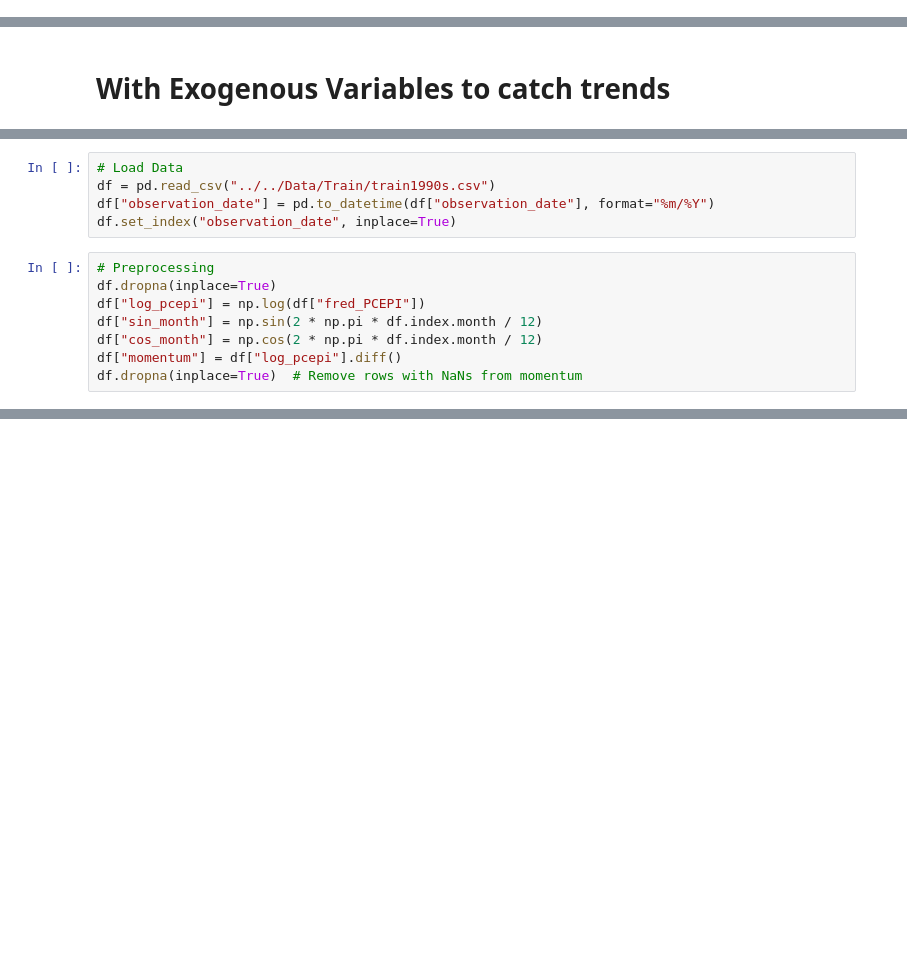
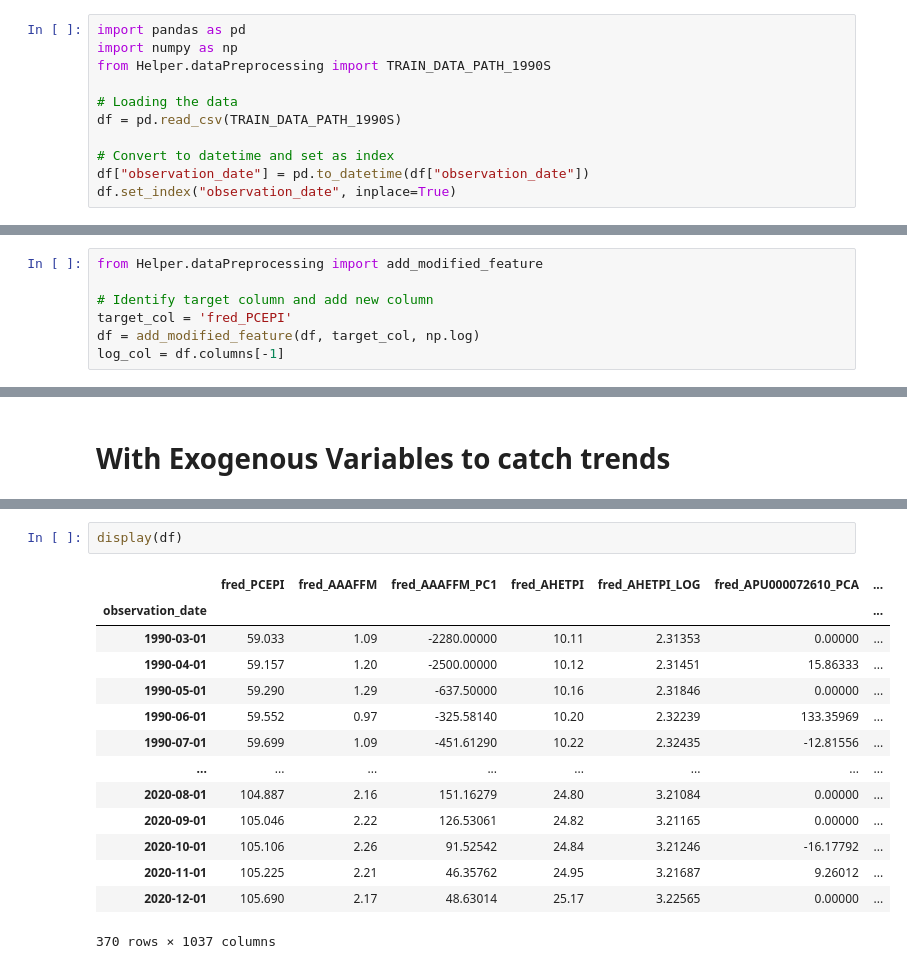
Before and after one commit to sc20geb/COMP5530M-Group-Project-Inflation-Forecasting, a Jupyter notebook: Training/ARDL/ARDL_training.ipynb, the cells around one changed output, grey strips where cells are left out. Drawn from its saved outputs; the diff is of its cells as text; blank space fills up the shorter version.

```diff
--- a/Training/ARDL/ARDL_training.ipynb
+++ b/Training/ARDL/ARDL_training.ipynb
@@ -44,0 +12,11 @@ Test  set size: 38
+# %%
+import pandas as pd
+import numpy as np
+from Helper.dataPreprocessing import TRAIN_DATA_PATH_1990S
+
+# Loading the data
+df = pd.read_csv(TRAIN_DATA_PATH_1990S)
+
+# Convert to datetime and set as index
+df["observation_date"] = pd.to_datetime(df["observation_date"])
+df.set_index("observation_date", inplace=True)
@@ -44,0 +25,7 @@ Test  set size: 38
+# %%
+from Helper.dataPreprocessing import add_modified_feature
+
+# Identify target column and add new column
+target_col = 'fred_PCEPI'
+df = add_modified_feature(df, target_col, np.log)
+log_col = df.columns[-1]
@@ -176,13 +133,0 @@ from pykalman import KalmanFilter
-# %%
-# Load Data
-df = pd.read_csv("../../Data/Train/train1990s.csv")
-df["observation_date"] = pd.to_datetime(df["observation_date"], format="%m/%Y")
-df.set_index("observation_date", inplace=True)
-# %%
-# Preprocessing
-df.dropna(inplace=True)
-df["log_pcepi"] = np.log(df["fred_PCEPI"])
-df["sin_month"] = np.sin(2 * np.pi * df.index.month / 12)
-df["cos_month"] = np.cos(2 * np.pi * df.index.month / 12)
-df["momentum"] = df["log_pcepi"].diff()
-df.dropna(inplace=True)  # Remove rows with NaNs from momentum
@@ -361,0 +147,17 @@ Final ARDL.npy saved
+# %%
+display(df)
+# %% [output]
+|  | fred_PCEPI | fred_AAAFFM | fred_AAAFFM_PC1 | fred_AHETPI | fred_AHETPI_LOG | fred_APU000072610_PCA | ... |
+| observation_date |  |  |  |  |  |  | ... |
+| 1990-03-01 | 59.033 | 1.09 | -2280.00000 | 10.11 | 2.31353 | 0.00000 | ... |
+| 1990-04-01 | 59.157 | 1.20 | -2500.00000 | 10.12 | 2.31451 | 15.86333 | ... |
+| 1990-05-01 | 59.290 | 1.29 | -637.50000 | 10.16 | 2.31846 | 0.00000 | ... |
+| 1990-06-01 | 59.552 | 0.97 | -325.58140 | 10.20 | 2.32239 | 133.35969 | ... |
+| 1990-07-01 | 59.699 | 1.09 | -451.61290 | 10.22 | 2.32435 | -12.81556 | ... |
+| ... | ... | ... | ... | ... | ... | ... | ... |
+| 2020-08-01 | 104.887 | 2.16 | 151.16279 | 24.80 | 3.21084 | 0.00000 | ... |
+| 2020-09-01 | 105.046 | 2.22 | 126.53061 | 24.82 | 3.21165 | 0.00000 | ... |
+| 2020-10-01 | 105.106 | 2.26 | 91.52542 | 24.84 | 3.21246 | -16.17792 | ... |
+| 2020-11-01 | 105.225 | 2.21 | 46.35762 | 24.95 | 3.21687 | 9.26012 | ... |
+| 2020-12-01 | 105.690 | 2.17 | 48.63014 | 25.17 | 3.22565 | 0.00000 | ... |
+370 rows × 1037 columns
```
Also changed, not shown: parts of 73 cells of this notebook, 4 other files.
